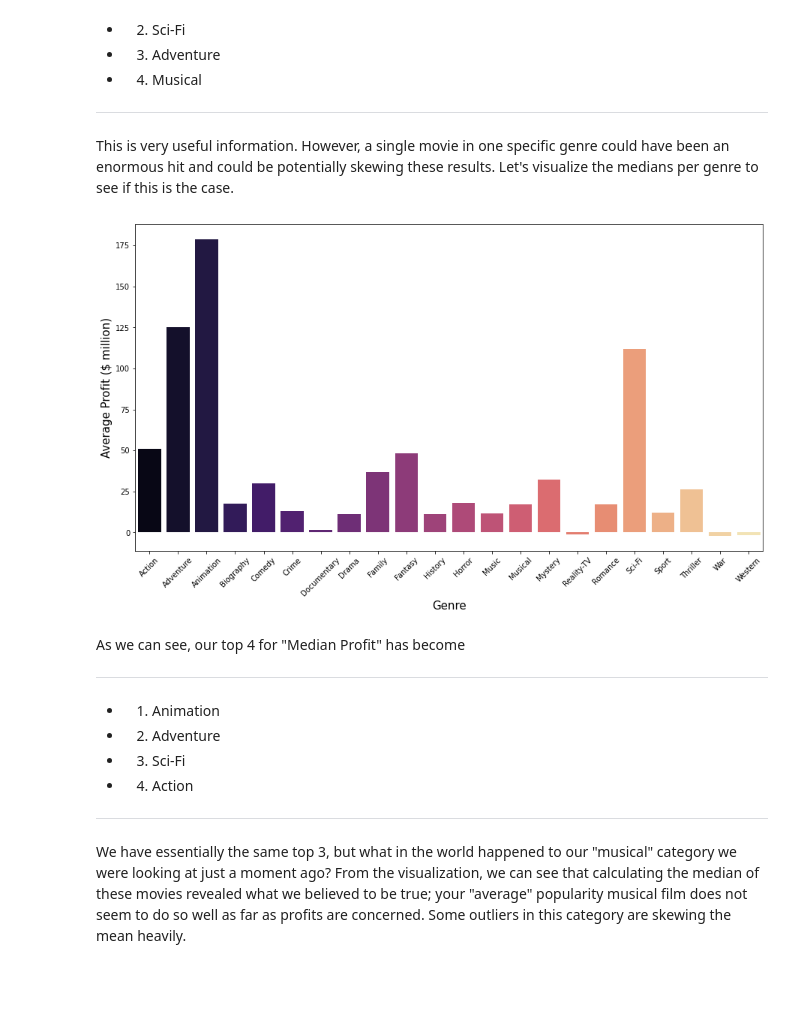
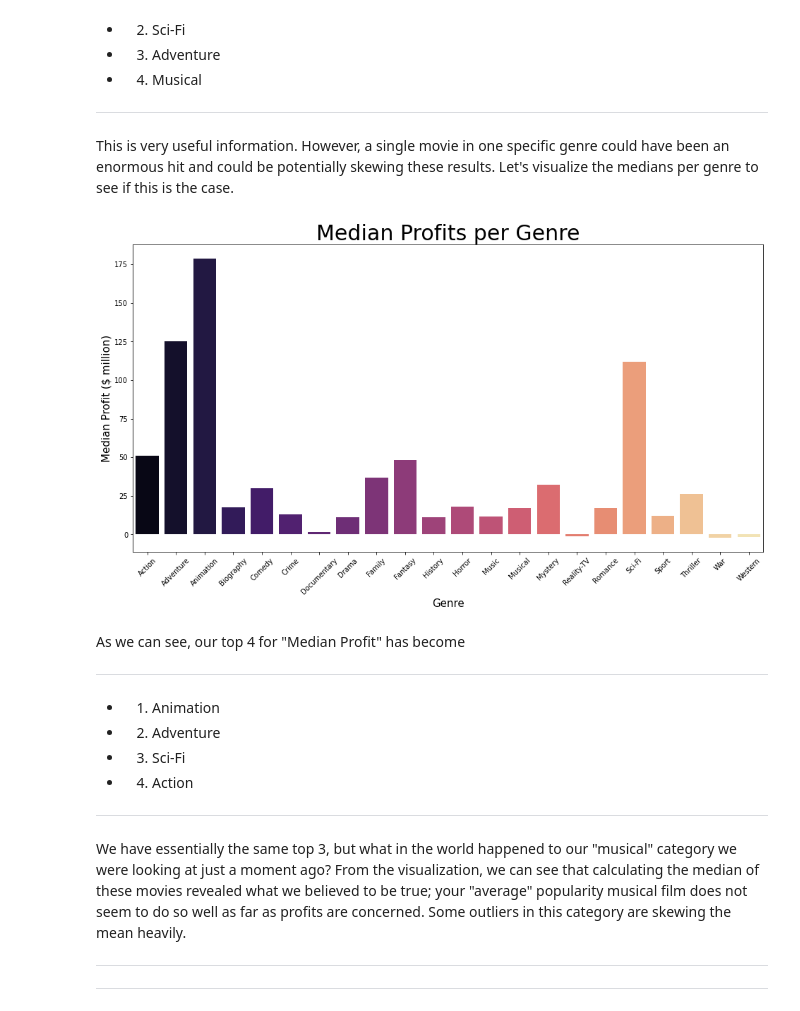
Before and after one commit to ewehmueller/movie-analysis, a Jupyter notebook: movie-analysis.ipynb, the cells around one changed output. Drawn from its saved outputs; the diff is of its cells as text; code cells hidden in the pictures; blank space fills up the shorter version.

```diff
--- a/movie-analysis.ipynb
+++ b/movie-analysis.ipynb
@@ -719,14 +692,15 @@ Looking at our top 4 genres, we have several clear winners for "Average Profit"
 
 This is very useful information.  However, a single movie in one specific genre could have been an enormous hit and could be potentially skewing these results.  Let's visualize the medians per genre to see if this is the case.
 # %%
-fig, ax = plt.subplots(figsize=(15, 8))
+fig, ax = plt.subplots(figsize=(16, 8))
 ax = sns.barplot(x= unique_genre_names, y=genre_medians, palette="magma")
 
 plt.xticks(rotation=45)
+plt.title("Median Profits per Genre", fontsize=30)
 ax.set_xlabel("Genre", fontsize=15)
-ax.set_ylabel("Average Profit ($ million)", fontsize=15);
+ax.set_ylabel("Median Profit ($ million)", fontsize=15);
 # %% [output]
-[figure, old version]
+[figure, new version]
 # %% [markdown]
 As we can see, our top 4 for "Median Profit" has become
 ***
@@ -737,3 +711,6 @@ As we can see, our top 4 for "Median Profit" has become
 ***
 
 We have essentially the same top 3, but what in the world happened to our "musical" category we were looking at just a moment ago?  From the visualization, we can see that calculating the median of these movies revealed what we believed to be true; your "average" popularity musical film does not seem to do so well as far as profits are concerned.  Some outliers in this category are skewing the mean heavily.
+
+***
+***
```
Also changed, not shown: parts of 12 cells of this notebook.
